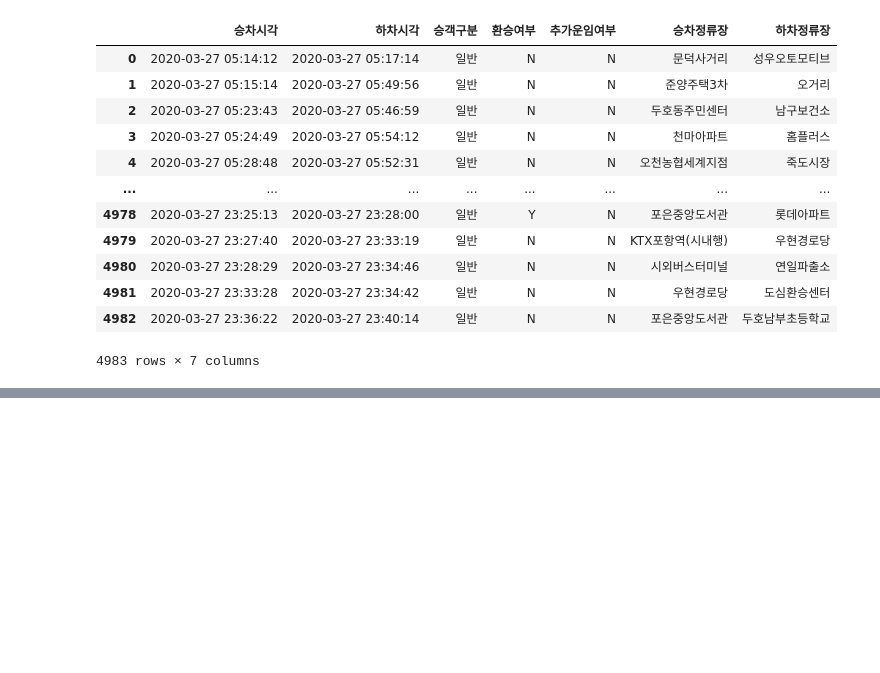
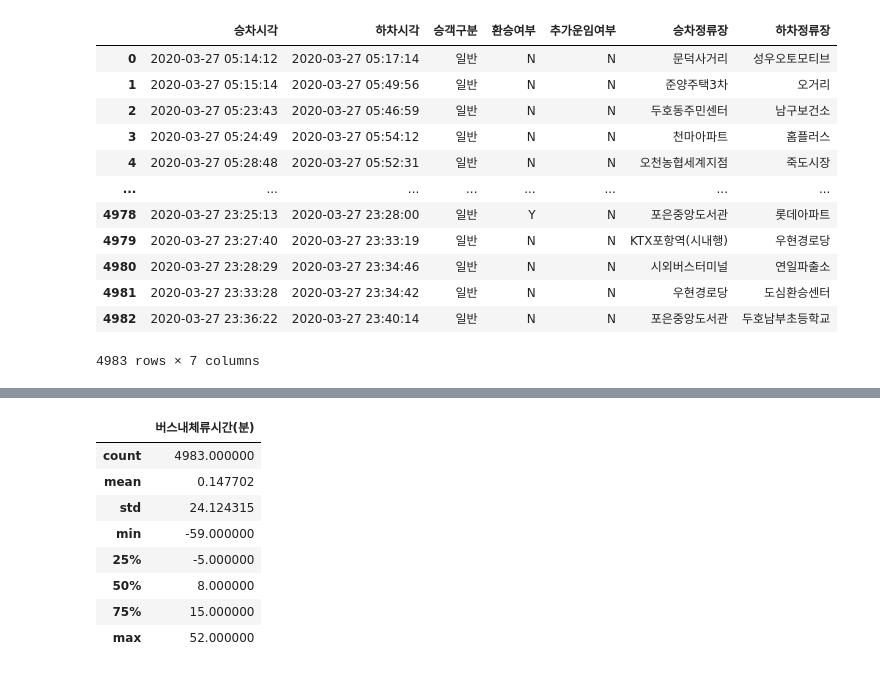
Before and after one commit to YOONseunghyeon/StudyAnaconda, a Jupyter notebook: 04_교통데이터분석/02_교통데이터전처리_및_시각화분석.ipynb, the cells around one changed output, grey strips where cells are left out. Saved outputs shown, nothing was run; the diff lists cells and outputs as text; code cells hidden in the pictures; blank space fills up the shorter version.

```diff
--- a/04_교통데이터분석/02_교통데이터전처리_및_시각화분석.ipynb
+++ b/04_교통데이터분석/02_교통데이터전처리_및_시각화분석.ipynb
@@ -223,0 +239,13 @@ df_bus_card.head(1)
+# %%
+# 기초통계 확인
+df_bus_card.describe()
+# %% [output]
+|  | 버스내체류시간(분) |
+| count | 4983.000000 |
+| mean | 0.147702 |
+| std | 24.124315 |
+| min | -59.000000 |
+| 25% | -5.000000 |
+| 50% | 8.000000 |
+| 75% | 15.000000 |
+| max | 52.000000 |
```
Also changed, not shown: parts of 13 cells of this notebook, 3 other files.
